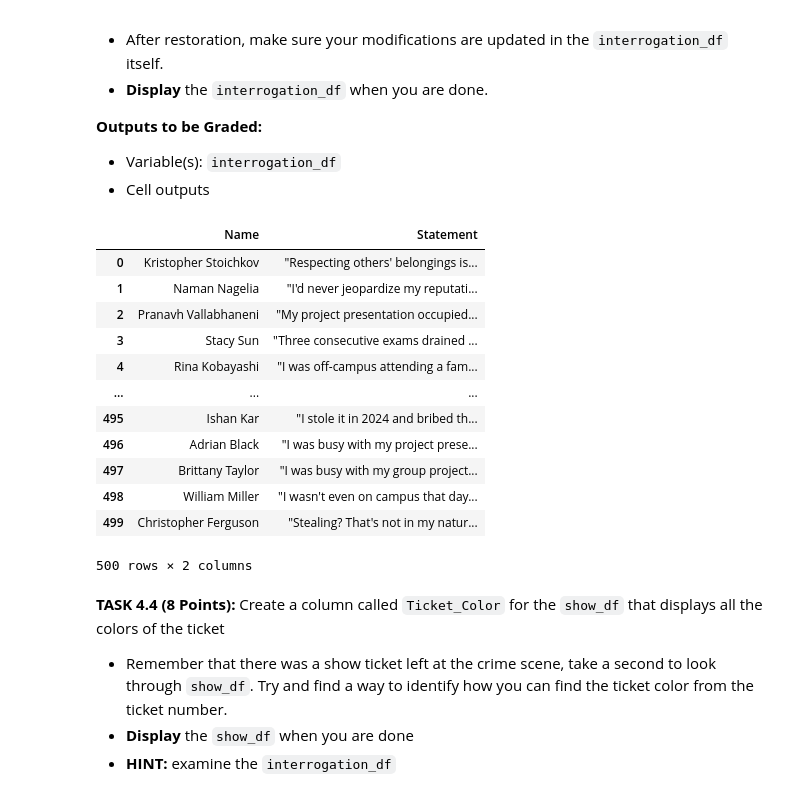
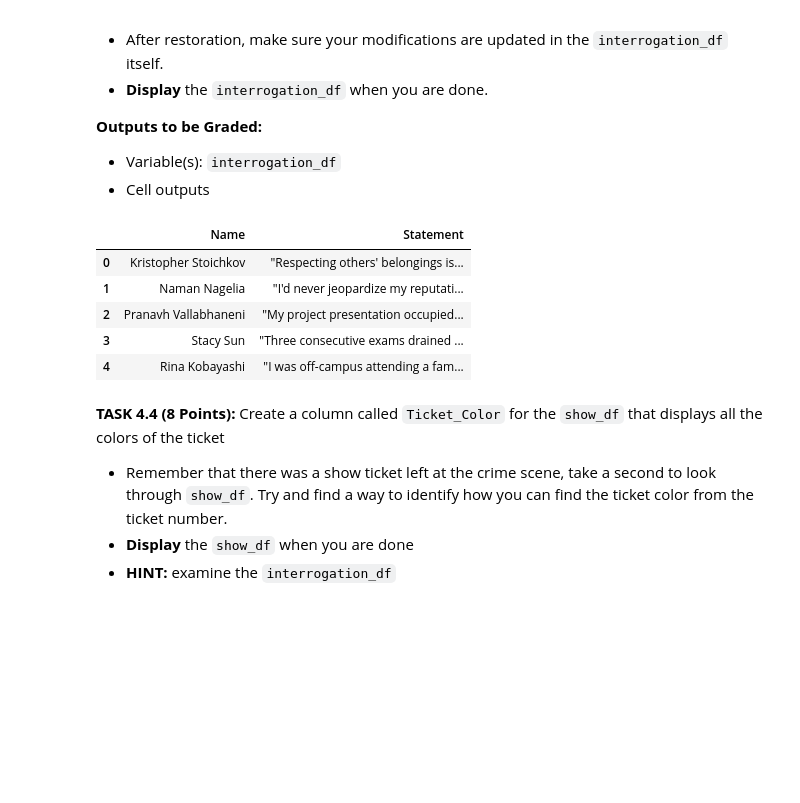
Before and after one commit to 4oure/CMSC320, a Jupyter notebook: hw3/CMSC320_HW3_Fall2025.ipynb, the cells around one changed output. Saved outputs shown, nothing was run; the diff lists cells and outputs as text; code cells hidden in the pictures; blank space fills up the shorter version.

```diff
--- a/hw3/CMSC320_HW3_Fall2025.ipynb
+++ b/hw3/CMSC320_HW3_Fall2025.ipynb
@@ -559,35 +613,28 @@ print({"Decoded Message:": decoded_message})
 # %%
 def restore_statement(text):
     text = str(text)
     cleaned = ""
     i = 0
     while i < len(text):
         current_char = text[i]
         if current_char.lower() in "aeiou" and i + 1 < len(text) and text[i+1] in "%$^@":
             cleaned += current_char
             while i + 1 < len(text) and text[i+1] in "%$^@":
                 i += 1
         else:
             cleaned += current_char
         i+=1
     return cleaned
 
 interrogation_df['Statement'] = interrogation_df['Statement'].apply(restore_statement)
-interrogation_df
+interrogation_df.head()
 # %% [output]
 |  | Name | Statement |
 | 0 | Kristopher Stoichkov | "Respecting others' belongings is... |
 | 1 | Naman Nagelia | "I'd never jeopardize my reputati... |
 | 2 | Pranavh Vallabhaneni | "My project presentation occupied... |
 | 3 | Stacy Sun | "Three consecutive exams drained ... |
 | 4 | Rina Kobayashi | "I was off-campus attending a fam... |
-| ... | ... | ... |
-| 495 | Ishan Kar | "I stole it in 2024 and bribed th... |
-| 496 | Adrian Black | "I was busy with my project prese... |
-| 497 | Brittany Taylor | "I was busy with my group project... |
-| 498 | William Miller | "I wasn't even on campus that day... |
-| 499 | Christopher Ferguson | "Stealing? That's not in my natur... |
-500 rows × 2 columns
 # %% [markdown]
 
 **TASK 4.4 (8 Points):** Create a column called `Ticket_Color` for the `show_df` that displays all the colors of the ticket
```
Also changed, not shown: parts of 13 cells of this notebook, 3 other files.
